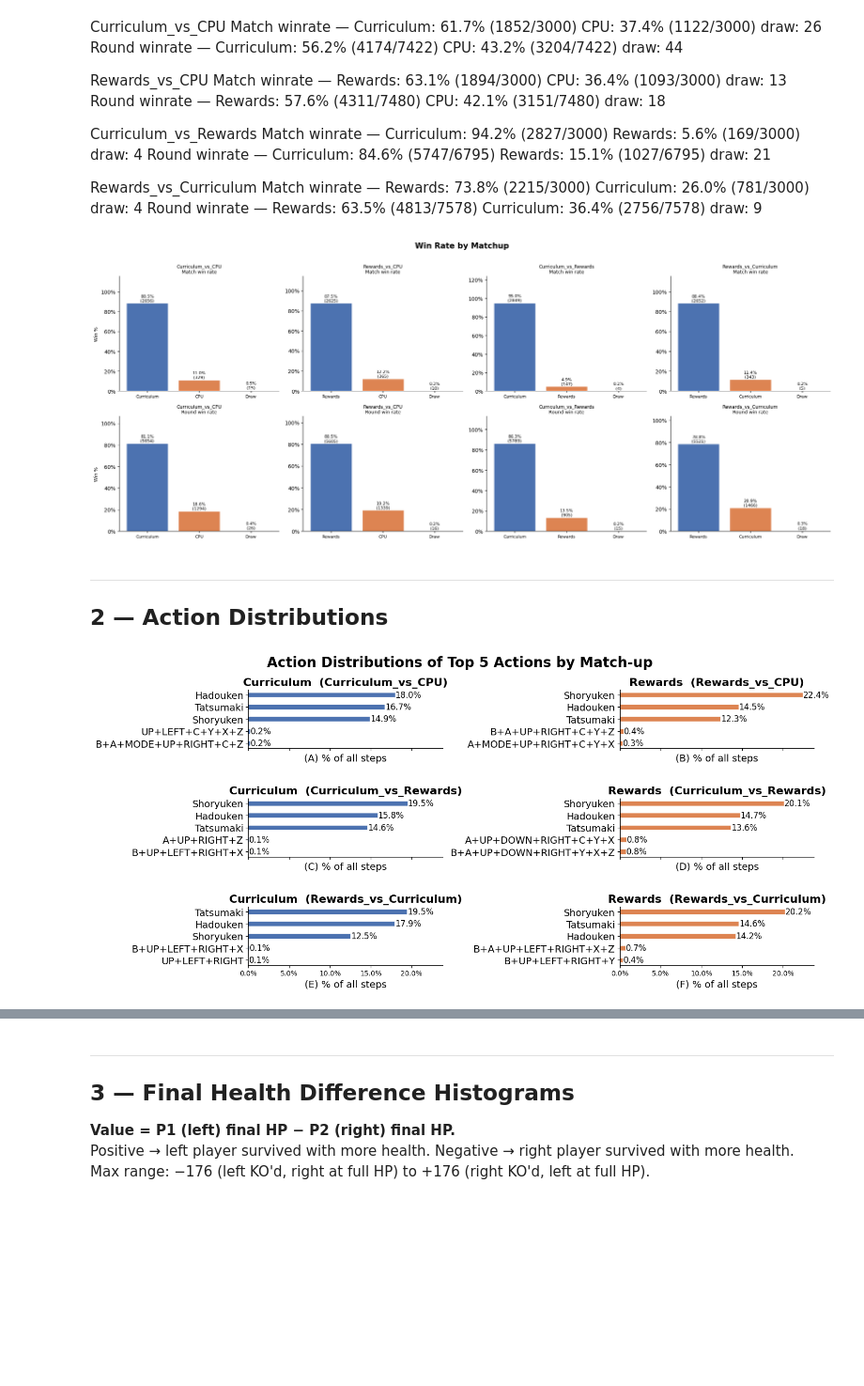
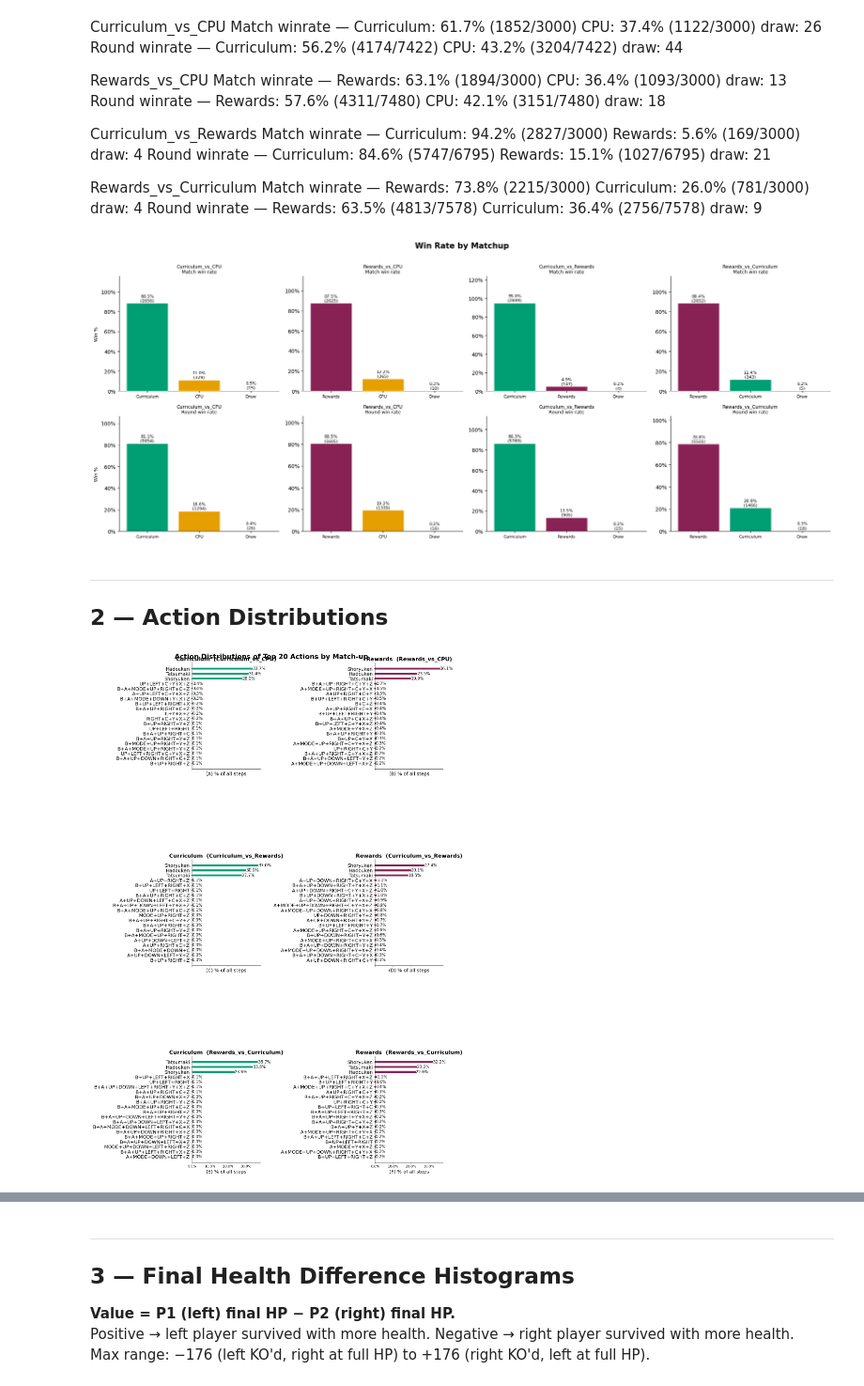
Before and after one commit to LucaOrtolan/StreetFighter2RL, a Jupyter notebook: results_analytics.ipynb, the cells around one changed output, grey strips where cells are left out. Shown at 94% size. Drawn from its saved outputs; the diff is of its cells as text; code cells hidden in the pictures; blank space fills up the shorter version.

```diff
--- a/results_analytics.ipynb
+++ b/results_analytics.ipynb
@@ -8,8 +8,15 @@ import numpy as np
 
 ANALYTICS_DIR  = "sálvame/trials_3000_startupfix"
 FULL_HP        = 176
-TOP_N_ACTIONS  = 5  # number of actions shown in each action distribution chart
+TOP_N_ACTIONS  = 20  # number of actions shown in each action distribution chart
 FIGURES_DIR    = "figures"
+
+PLAYER_COLORS = {
+    "Curriculum": "#009E73",
+    "Rewards":    "#882255",
+    "CPU":        "#E69F00",
+    "Draw":       "#8c8c8c",
+}
 
 os.makedirs(FIGURES_DIR, exist_ok=True)
 
@@ -101,8 +130,6 @@ summary_df
 # %%
 fig, axes = plt.subplots(2, 4, figsize=(20, 8), sharey=False)
 fig.suptitle("Win Rate by Matchup", fontsize=15, fontweight="bold", y=1.01)
-
-BAR_COLORS = ["#4C72B0", "#DD8452", "#8c8c8c"]
 
 for col, mu in enumerate(MATCHUPS):
     for row, level in enumerate(["match", "round"]):
@@ -112,8 +139,9 @@ for col, mu in enumerate(MATCHUPS):
         labels = [row_["p1_name"], row_["p2_name"], "Draw"]
         vals   = [row_["p1_win_pct"], row_["p2_win_pct"], row_["draw_pct"]]
         counts = [row_["p1_wins"],    row_["p2_wins"],    row_["draws"]]
+        colors = [PLAYER_COLORS.get(lbl, "#aaaaaa") for lbl in labels]
 
-        bars = ax.bar(labels, vals, color=BAR_COLORS, edgecolor="white", linewidth=0.8)
+        bars = ax.bar(labels, vals, color=colors, edgecolor="white", linewidth=0.8)
         for bar, cnt in zip(bars, counts):
             ax.text(bar.get_x() + bar.get_width() / 2,
                     bar.get_height() + 0.8,
@@ -131,7 +159,7 @@ plt.tight_layout()
 fig.savefig(f"{FIGURES_DIR}/winrate_by_matchup.png", dpi=150, bbox_inches="tight")
 plt.show()
 # %% [output]
-[figure, old version]
+[figure, new version]
 # %% [markdown]
 ---
 ## 2 — Action Distributions
@@ -182,16 +210,17 @@ def label_action(s):
 
 actions["display_action"] = actions["action"].apply(label_action)
 
-def top_actions(matchup, player_name, top_n=None):
+def top_actions(matchup, player_name):
+    """Return all actions sorted by count, with START filtered out. No truncation."""
     sl  = actions[(actions.matchup == matchup) & (actions.player_name == player_name)]
     agg = sl.groupby("display_action")["count"].sum().sort_values(ascending=False)
-    agg = agg[~agg.index.str.contains("START")]
-    return agg.head(top_n or TOP_N_ACTIONS)
+    return agg[~agg.index.str.contains("START")]
 
 def plot_action_dist(ax, matchup, player_name, color, top_n=None, figure_letter=None):
-    data  = top_actions(matchup, player_name, top_n)
-    total = data.sum()
-    pcts  = 50 * data / total
+    all_data = top_actions(matchup, player_name)
+    total    = all_data.sum()
+    data     = all_data.head(top_n or TOP_N_ACTIONS)
+    pcts     = 100 * data / total
     bars = ax.barh(range(len(pcts)), pcts.values, color=color, edgecolor="white", linewidth=0.5, height=0.4)
     ax.set_yticks(range(len(pcts)))
     ax.set_yticklabels(pcts.index, fontsize=14)
@@ -209,27 +238,25 @@ def plot_action_dist(ax, matchup, player_name, color, top_n=None, figure_letter=
 # %%
 n_rows = TOP_N_ACTIONS
 row_height = 0.5  # inches per bar
 fig, axes = plt.subplots(3, 2, figsize=(15, n_rows * row_height * 2 + 2), sharex=True)
 
-# fig, axes = plt.subplots(2, 2, figsize=(20, 16))
 fig.suptitle(f"Action Distributions of Top {TOP_N_ACTIONS} Actions by Match-up", fontsize=20, fontweight="bold")
 
 configs = [
-    ("Curriculum_vs_CPU",     "Curriculum", "#4C72B0", "A"),
-    ("Rewards_vs_CPU",        "Rewards",    "#DD8452", "B"),
-    ("Curriculum_vs_Rewards", "Curriculum", "#4C72B0", "C"),
-    ("Curriculum_vs_Rewards", "Rewards", "#DD8452", "D"),
-    ("Rewards_vs_Curriculum", "Curriculum", "#4C72B0", "E"),
-    ("Rewards_vs_Curriculum", "Rewards",    "#DD8452", "F"),
+    ("Curriculum_vs_CPU",     "Curriculum", PLAYER_COLORS["Curriculum"], "A"),
+    ("Rewards_vs_CPU",        "Rewards",    PLAYER_COLORS["Rewards"],    "B"),
+    ("Curriculum_vs_Rewards", "Curriculum", PLAYER_COLORS["Curriculum"], "C"),
+    ("Curriculum_vs_Rewards", "Rewards",    PLAYER_COLORS["Rewards"],    "D"),
+    ("Rewards_vs_Curriculum", "Curriculum", PLAYER_COLORS["Curriculum"], "E"),
+    ("Rewards_vs_Curriculum", "Rewards",    PLAYER_COLORS["Rewards"],    "F"),
 ]
 
 for ax, (matchup, player, color, letter) in zip(axes.flat, configs):
     plot_action_dist(ax, matchup, player, color, figure_letter=letter)
-    # ax.set_ylim(TOP_N_ACTIONS - 0.5, -0.5)
 
 plt.tight_layout()
 fig.subplots_adjust(hspace=0.85)
 fig.savefig(f"{FIGURES_DIR}/action_distributions.png", dpi=150, bbox_inches="tight")
 plt.show()
 # %% [output]
-[figure, old version]
+[figure, new version]
```
Also changed, not shown: parts of 4 cells of this notebook, 10 other files.
